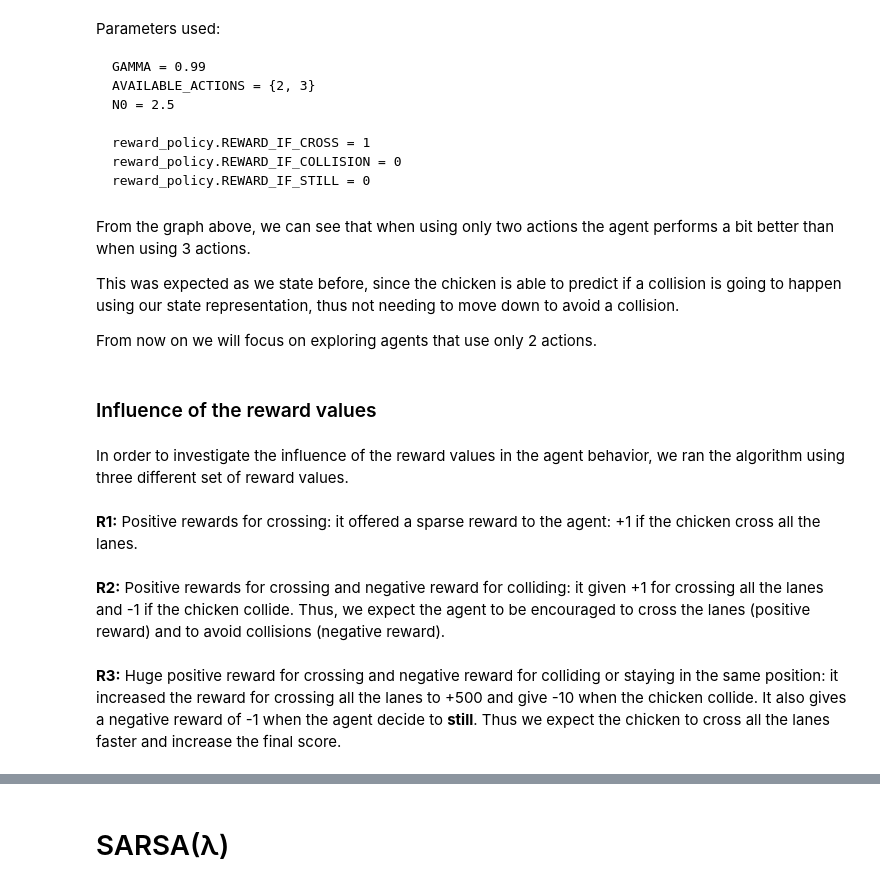
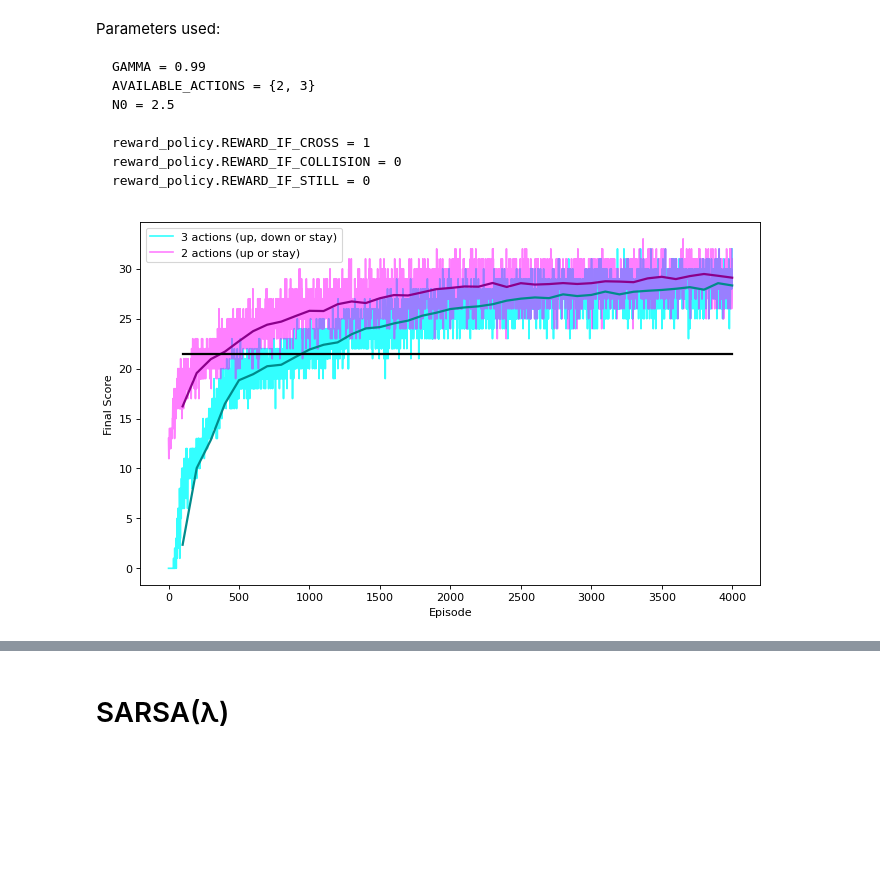
Before and after one commit to DionisiusMayr/FreewayGame, a Jupyter notebook: freeway/freeway.ipynb, the cells around one changed output, grey strips where cells are left out. Cells and saved outputs as stored; diff of their text form; code cells hidden in the pictures; blank space fills up the shorter version.

```diff
--- a/freeway/freeway.ipynb
+++ b/freeway/freeway.ipynb
@@ -462,24 +471,10 @@ total_rewards_3act = read_int_array_from_file("QL/QL_total_rewards_3act.txt")
 # %%
 # ---------- Scores of the agent with 2 and 3 actions ----------
 
 baseline = [baseline_mean_score for i in range(4000)]
-ax = aux_plots.plot_2scores(scores_3act[:4000], scores_2act[:4000], "3 actions (up, down or stay)", "2 actions (up or stay)", "Baseline mean score (up)")
+ax = aux_plots.plot_2scores(scores_3act[:4000], scores_2act[:4000], "3 actions (up, down or stay)", "2 actions (up or stay)")
 aux_plots.moving_average(scores_2act[:4000], ax, label='2 actions moving avg', color='darkmagenta')
 aux_plots.moving_average(scores_3act, ax, label='3 actions moving avg', color='darkcyan')
 aux_plots.moving_average(baseline, ax, label='Baseline', color='black')
+# %% [output]
+[figure, added]
-# %% [markdown]
-From the graph above, we can see that when using only two actions the agent performs a bit better than when using 3 actions.
-
-This was expected as we state before, since the chicken is able to predict if a collision is going to happen using our state representation, thus not needing to move down to avoid a collision.
-
-From now on we will focus on exploring agents that use only 2 actions.
-# %% [markdown]
-### Influence of the reward values
-# %% [markdown]
-In order to investigate the influence of the reward values in the agent behavior, we ran the algorithm using three different set of reward values.
-<br>
-**R1:** Positive rewards for crossing: it offered a sparse reward to the agent: +1 if the chicken cross all the lanes.
-<br>
-**R2:** Positive rewards for crossing and negative reward for colliding: it given +1 for crossing all the lanes and -1 if the chicken collide. Thus, we expect the agent to be encouraged to cross the lanes (positive reward) and to avoid collisions (negative reward).
-<br>
-**R3:** Huge positive reward for crossing and negative reward for colliding or staying in the same position: it increased the reward for crossing all the lanes to +500 and give -10 when the chicken collide. It also gives a negative reward of -1 when the agent decide to **still**. Thus we expect the chicken to cross all the lanes faster and increase the final score.
```
Also changed, not shown: parts of 20 cells of this notebook, 3 other files.
